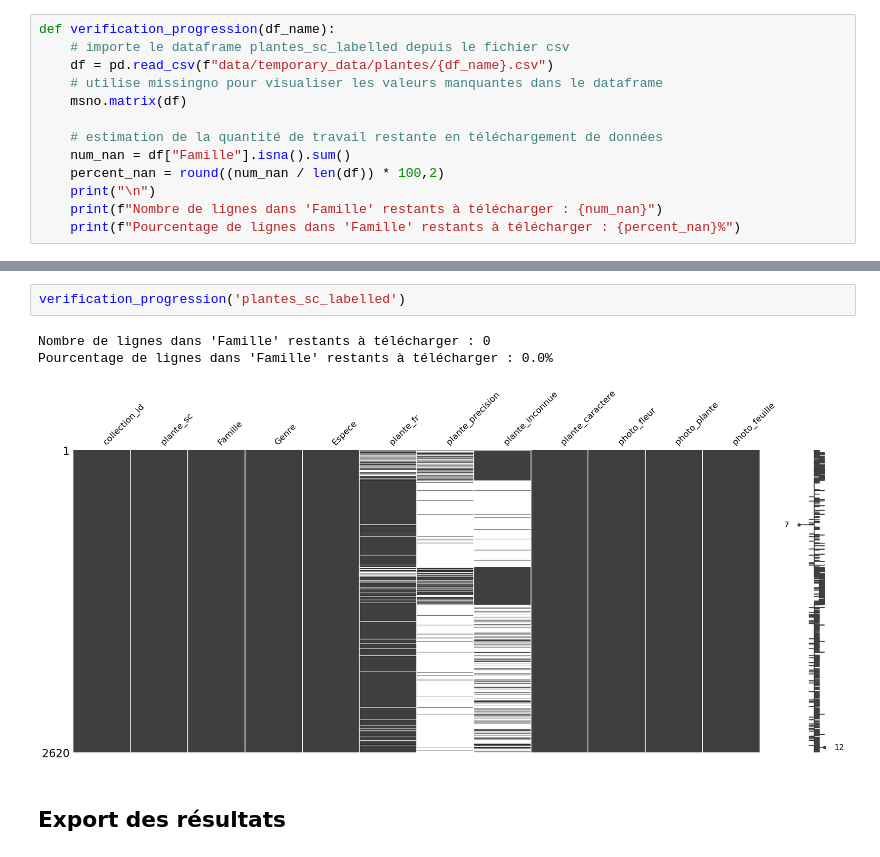
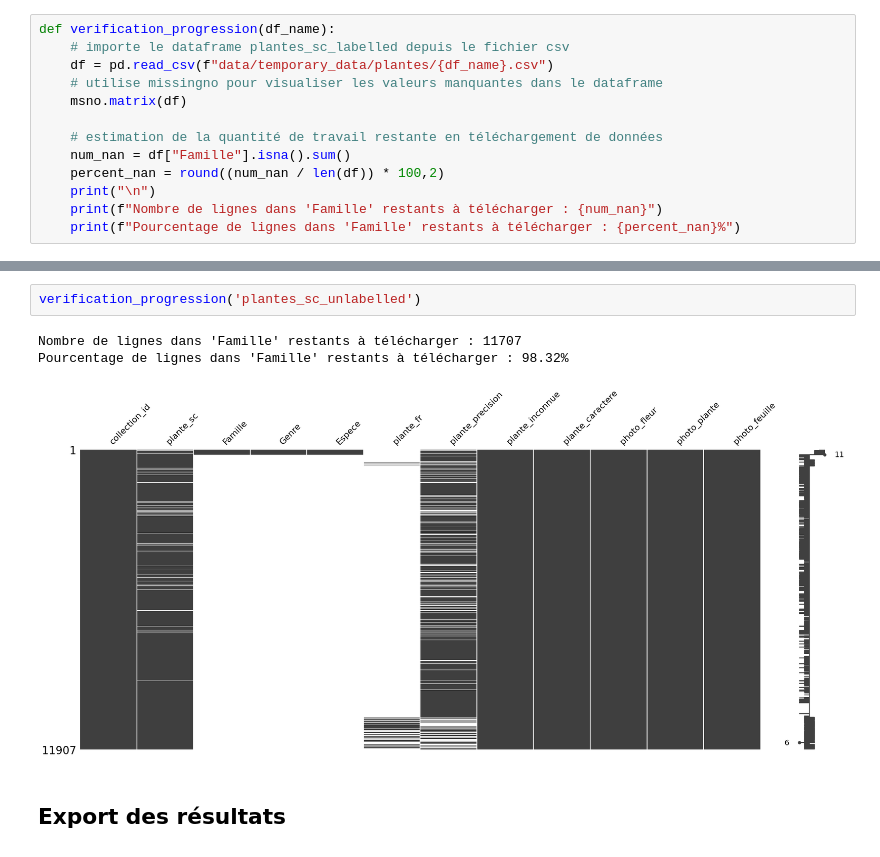
Before and after one commit to juldpnt/fil-rouge-pollinisateurs, a Jupyter notebook: notebooks/plantnet_pipeline.ipynb, the cells around one changed output, grey strips where cells are left out. Saved outputs shown, nothing was run; the diff lists cells and outputs as text.

```diff
--- a/notebooks/plantnet_pipeline.ipynb
+++ b/notebooks/plantnet_pipeline.ipynb
@@ -221,9 +231,9 @@ def verification_progression(df_name):
 # %%
-verification_progression('plantes_sc_labelled')
+verification_progression('plantes_sc_unlabelled')
 # %% [output]
-Nombre de lignes dans 'Famille' restants à télécharger : 0
-Pourcentage de lignes dans 'Famille' restants à télécharger : 0.0%
+Nombre de lignes dans 'Famille' restants à télécharger : 11707
+Pourcentage de lignes dans 'Famille' restants à télécharger : 98.32%
-[figure, old version]
+[figure, new version]
 # %% [markdown]
 ## Export des résultats
 # %%
```
Also changed, not shown: parts of 7 cells of this notebook.
